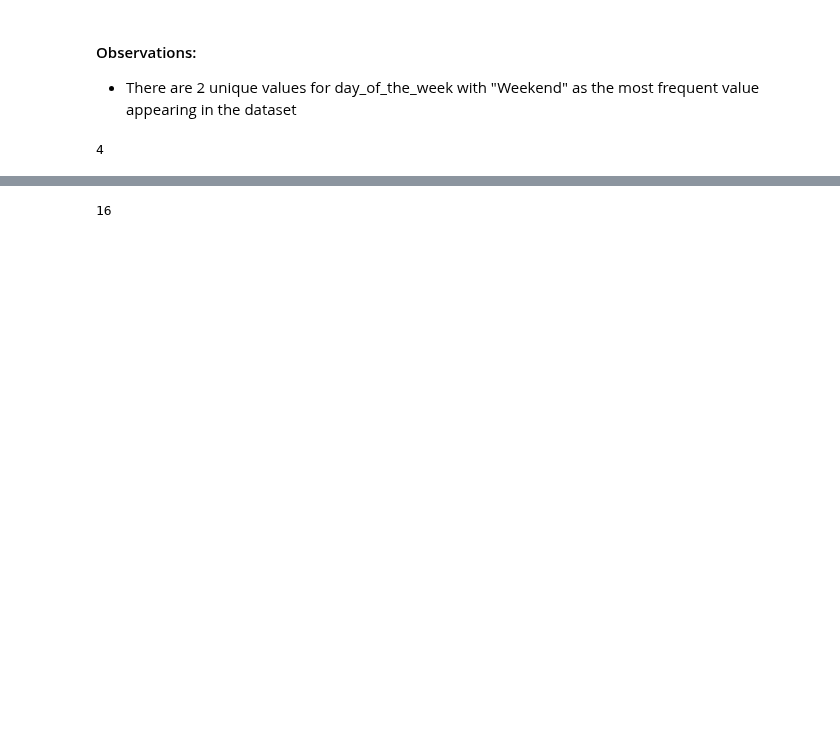
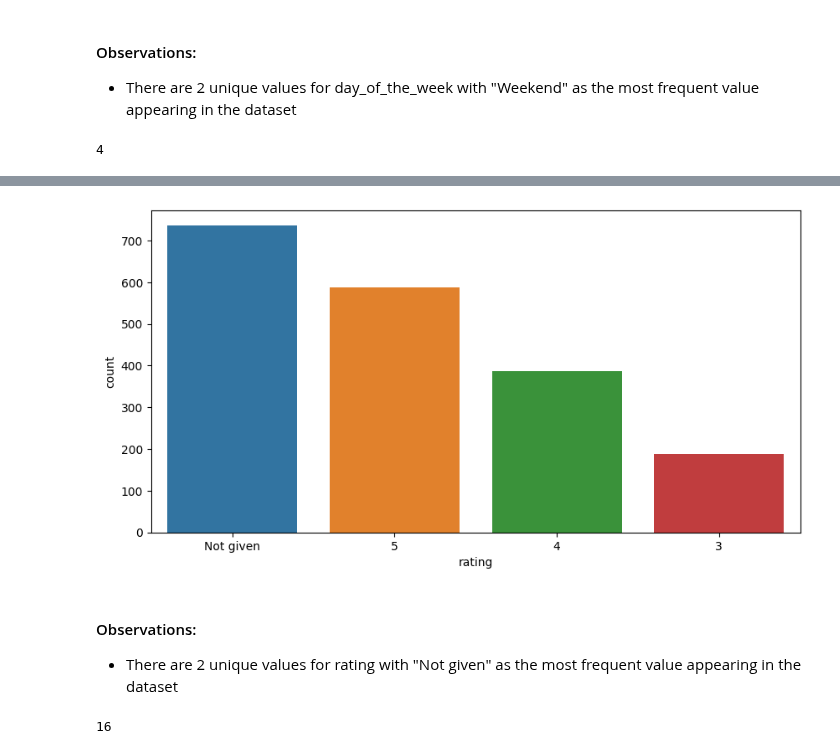
Before and after one commit to HelimaBass/Content_Drive, a Jupyter notebook: FDS_Project_LearnerNotebook_FullCode.ipynb, the cells around one changed output, grey strips where cells are left out. Cells and saved outputs as stored; diff of their text form; code cells hidden in the pictures; blank space fills up the shorter version.

```diff
--- a/FDS_Project_LearnerNotebook_FullCode.ipynb
+++ b/FDS_Project_LearnerNotebook_FullCode.ipynb
@@ -400,3 +412,14 @@ df['rating'].nunique()
+# %%
+# Generate a bar graph for the rating variable
+plt.figure(figsize = (10,5))
+sns.countplot(data=df, x="rating", order= df['rating'].value_counts().index)
+#plt.legend(labels=['Not given','5,','4','3'], fontsize='medium')
+plt.show()
+# %% [output]
+[figure, added]
+# %% [markdown]
+#### Observations:
+* There are 2 unique values for rating with "Not given" as the most frequent value appearing in the dataset
 # %%
 # Generate the number of unique values for food_preparation_time variable
 df['food_preparation_time'].nunique()
```
Also changed, not shown: parts of 15 cells of this notebook.
